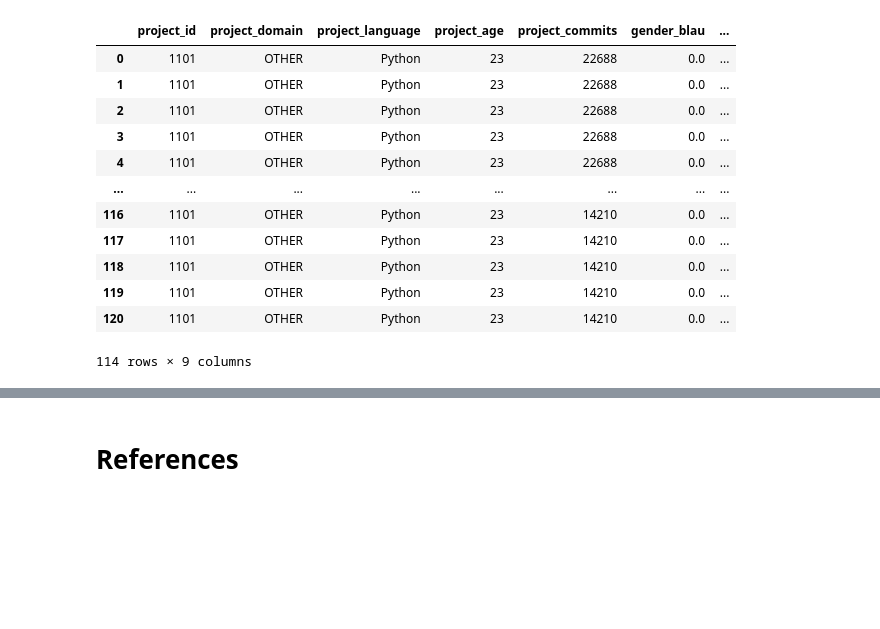
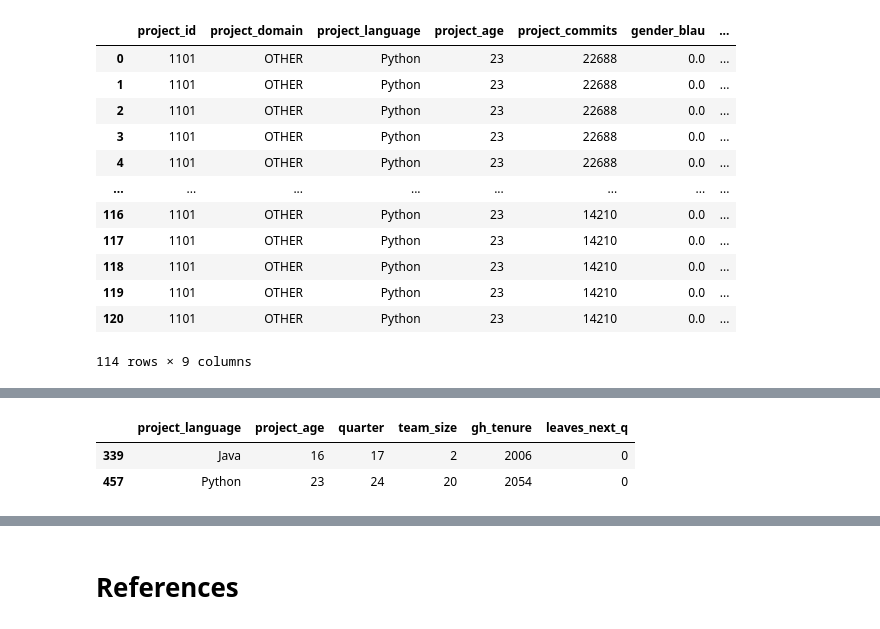
Before and after one commit to TheUltimateFishstick/week8labs, a Jupyter notebook: 08_Independent_Lab_Morgan.ipynb, the cells around one changed output, grey strips where cells are left out. Drawn from its saved outputs; the diff is of its cells as text; code cells hidden in the pictures; blank space fills up the shorter version.

```diff
--- a/08_Independent_Lab_Morgan.ipynb
+++ b/08_Independent_Lab_Morgan.ipynb
@@ -172,0 +162,9 @@ turnover_newer
+# %%
+(gh_tfp_renamed
+ .filter(regex = '(e$)|(q)')
+ .query("gh_tenure >= 1991")
+)
+# %% [output]
+|  | project_language | project_age | quarter | team_size | gh_tenure | leaves_next_q |
+| 339 | Java | 16 | 17 | 2 | 2006 | 0 |
+| 457 | Python | 23 | 24 | 20 | 2054 | 0 |
```
Also changed, not shown: parts of 5 cells of this notebook.
